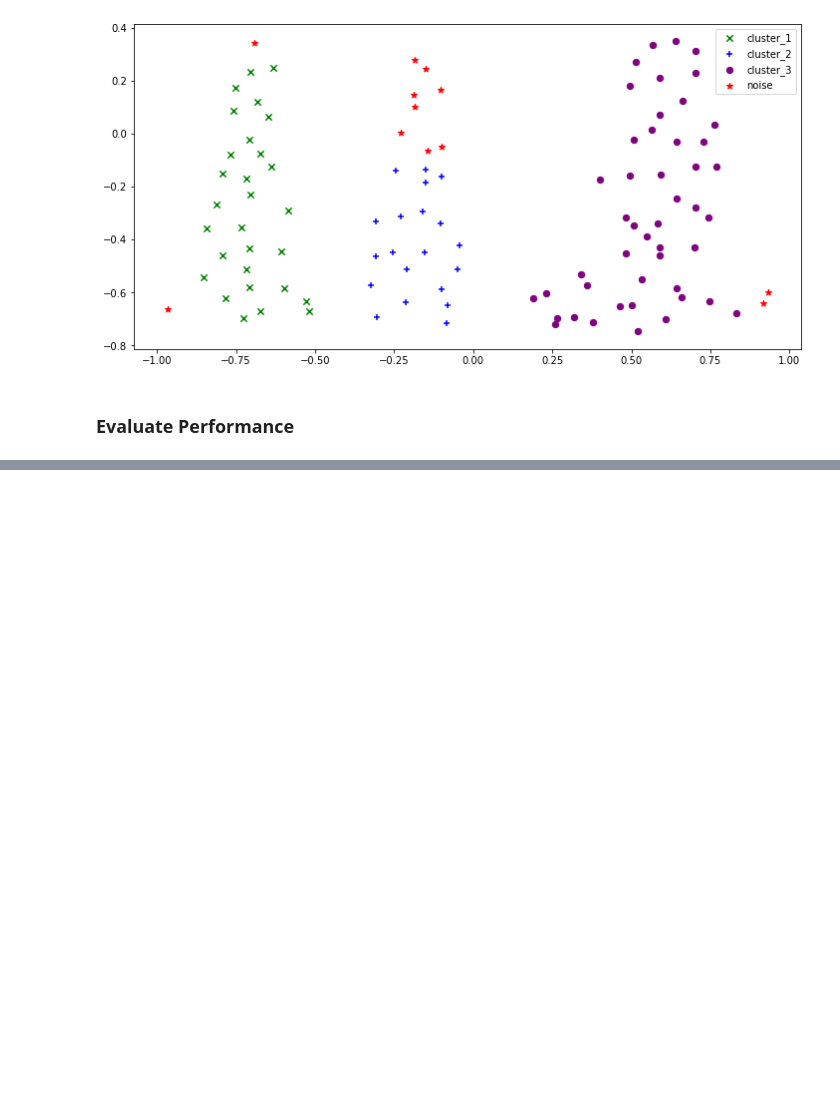
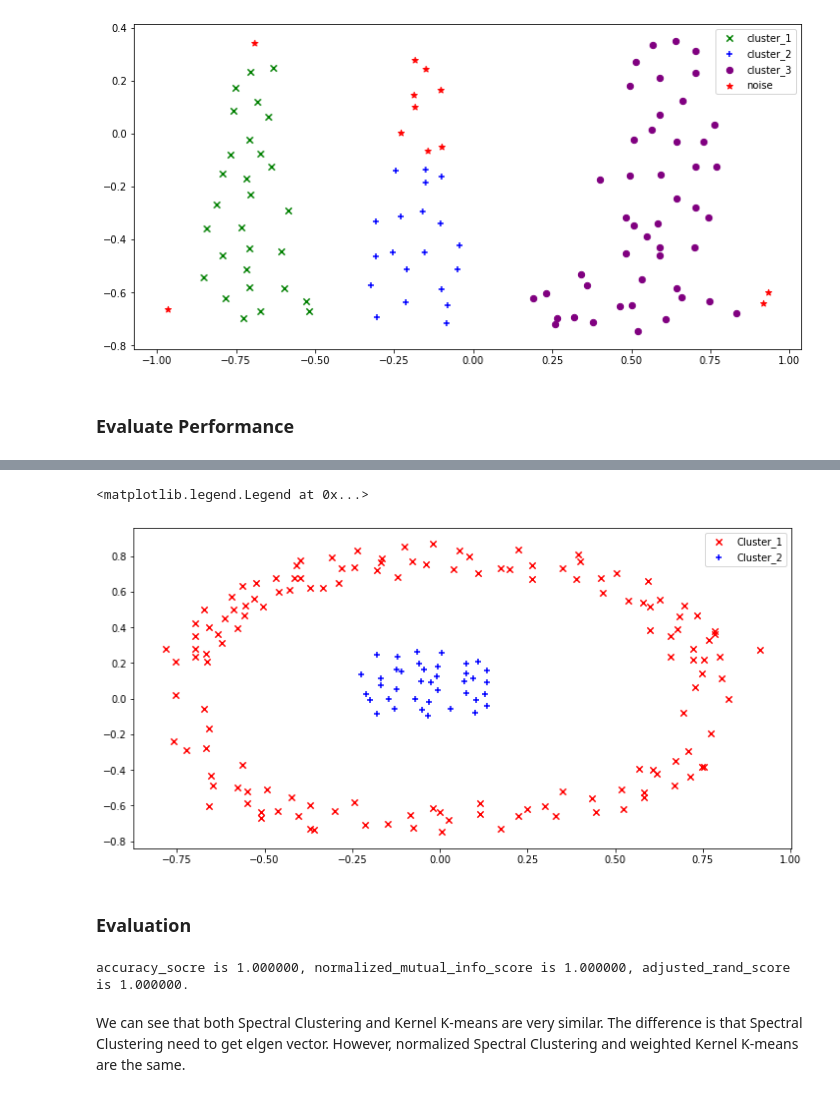
Before and after one commit to TJmask/Data-Mining-COSI-126A, a Jupyter notebook: Solutions/HW1_data_mining.ipynb, the cells around one changed output, grey strips where cells are left out. Saved outputs shown, nothing was run; the diff lists cells and outputs as text; code cells hidden in the pictures; blank space fills up the shorter version.

```diff
--- a/Solutions/HW1_data_mining.ipynb
+++ b/Solutions/HW1_data_mining.ipynb
@@ -740,0 +972,9 @@ def kmeans(data,init_centers,k):
+# %%
+# Suppose there are 2 clusters
+K = 2
+centers = []
+for i in range(K):
+    centers.append(data[i])
+results = KMeans(data, centers)
+results = kmeans.labels_
+results
@@ -740,0 +991,28 @@ def kmeans(data,init_centers,k):
+# %%
+# Visualization
+plt.figure(figsize=(12,6))
+plt.scatter(data[results==0,0],data[results==0,1], marker = 'x',color = 'red', s = 40 ,label = 'Cluster_1')
+plt.scatter(data[results==1,0],data[results==1,1], marker = '+', color = 'blue', s = 40, label = 'Cluster_2')
+plt.legend()
+# %% [output]
+<matplotlib.legend.Legend at 0x...>
+[figure, added]
+# %% [markdown]
+### Evaluation
+# %%
+## evaluation using accuracy
+accuracy_socre = accuracy(spec_label_true, results)
+
+## evaluation using normalized_mutual_info_score
+NMI_score = normalized_mutual_info_score(spec_label_true, results)
+
+## evaluation using adjusted_rand_score
+ARI_score = adjusted_rand_score(spec_label_true, results)
+
+print('accuracy_socre is %f,' %accuracy_socre,\
+      'normalized_mutual_info_score is %f,' %NMI_score,\
+      'adjusted_rand_score is %f.' %ARI_score)
+# %% [output]
+accuracy_socre is 1.000000, normalized_mutual_info_score is 1.000000, adjusted_rand_score is 1.000000.
+# %% [markdown]
+We can see that both Spectral Clustering and Kernel K-means are very similar. The difference is that Spectral Clustering need to get elgen vector. However, normalized Spectral Clustering and weighted Kernel K-means are the same.
```
Also changed, not shown: parts of 76 cells of this notebook, 1 other file.
